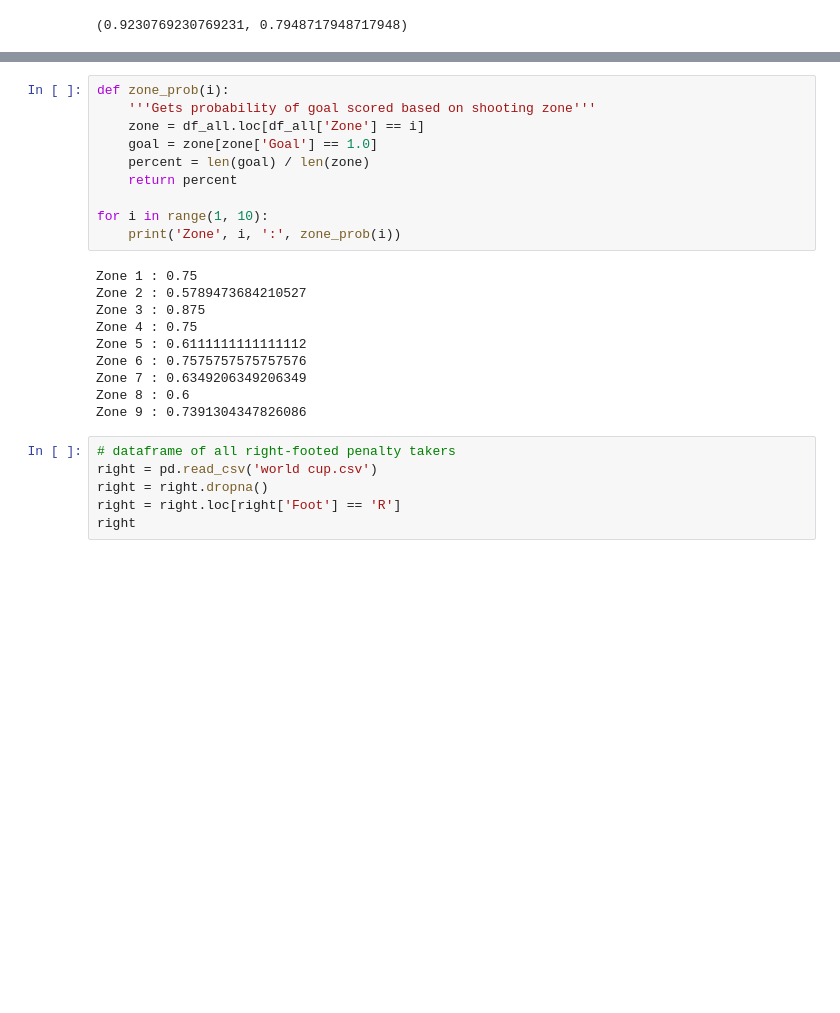
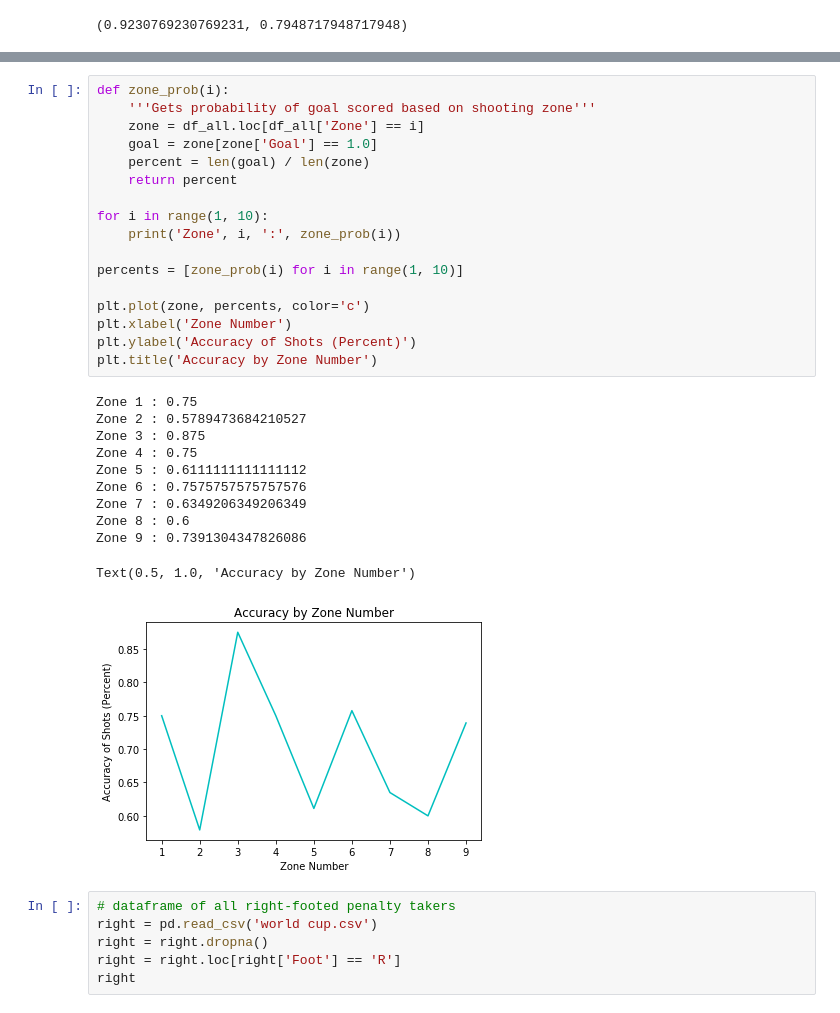
Before and after one commit to dylan-pham/world-cup-pks, a Jupyter notebook: World Cup Penalty Data.ipynb, the cells around one changed output, grey strips where cells are left out. Cells and saved outputs as stored; diff of their text form; blank space fills up the shorter version.

```diff
--- a/World Cup Penalty Data.ipynb
+++ b/World Cup Penalty Data.ipynb
@@ -131,23 +131,32 @@ Text(0.5, 1.0, 'Shots by Zone Number')
 # %%
 def zone_prob(i):
     '''Gets probability of goal scored based on shooting zone'''
     zone = df_all.loc[df_all['Zone'] == i]
     goal = zone[zone['Goal'] == 1.0]
     percent = len(goal) / len(zone)
     return percent
 
 for i in range(1, 10):
     print('Zone', i, ':', zone_prob(i))
+
+percents = [zone_prob(i) for i in range(1, 10)]
+
+plt.plot(zone, percents, color='c')
+plt.xlabel('Zone Number')
+plt.ylabel('Accuracy of Shots (Percent)')
+plt.title('Accuracy by Zone Number')
 # %% [output]
 Zone 1 : 0.75
 Zone 2 : 0.5789473684210527
 Zone 3 : 0.875
 Zone 4 : 0.75
 Zone 5 : 0.6111111111111112
 Zone 6 : 0.7575757575757576
 Zone 7 : 0.6349206349206349
 Zone 8 : 0.6
 Zone 9 : 0.7391304347826086
+Text(0.5, 1.0, 'Accuracy by Zone Number')
+[figure, added]
 # %%
 # dataframe of all right-footed penalty takers
 right = pd.read_csv('world cup.csv')
```
Also changed, not shown: parts of 1 cell of this notebook.
